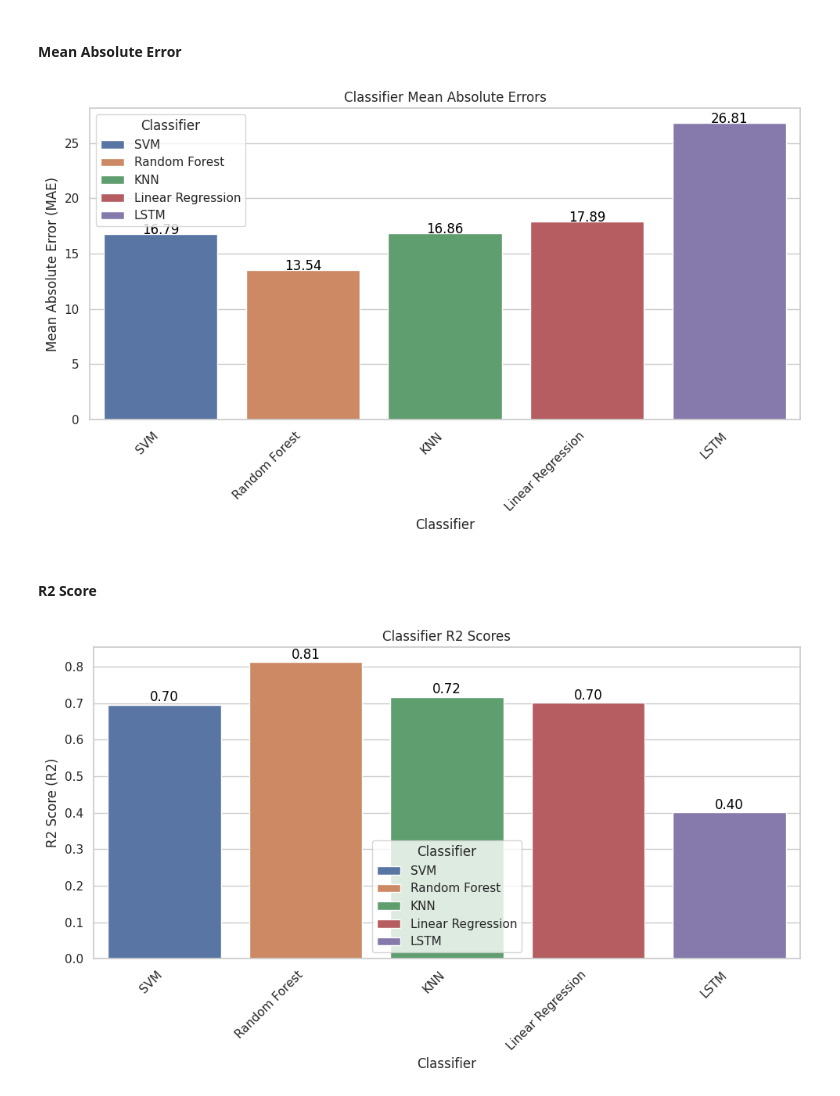
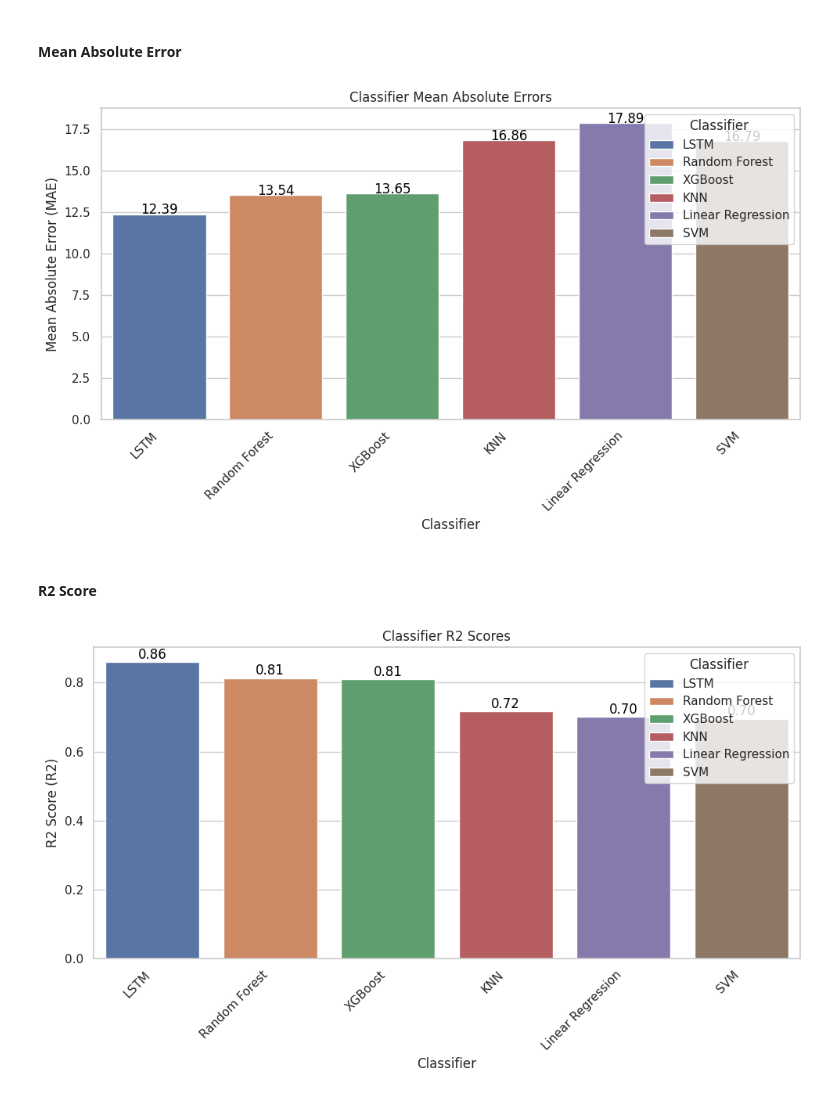
Before and after one commit to SarantisPapachrist/Diploma-Thesis, a Jupyter notebook: Turbofan_Jet_Engine/Compare_Results.ipynb, the cells around one changed output. Saved outputs shown, nothing was run; the diff lists cells and outputs as text; code cells hidden in the pictures.

```diff
--- a/Turbofan_Jet_Engine/Compare_Results.ipynb
+++ b/Turbofan_Jet_Engine/Compare_Results.ipynb
@@ -16,16 +17,13 @@ import matplotlib.pyplot as plt
 import seaborn as sns
 import pandas as pd
 
-# Load the MSE values
 mse_values = {
-    'Classifier': ['SVM', 'Random Forest', 'KNN', 'Linear Regression', 'LSTM'],
-    'MSE': [mse_test_svm_new, mse_test_rf_new, mse_test_knn_new, mse_test_new, mse]
+    'Classifier': ['LSTM', 'Random Forest', 'XGBoost', 'KNN', 'Linear Regression', 'SVM'],
+    'MSE': [mse_lstm, mse_test_rf_new, mse_test_xgb_new, mse_test_knn_new, mse_test_new, mse_test_svm_new]
 }
 
-# Create a DataFrame from the MSE values
 mse_data = pd.DataFrame(mse_values)
 
-# Plot the MSE values
 sns.set_theme(style="whitegrid")
 plt.figure(figsize=(10, 6))
 sns.barplot(x='Classifier', y='MSE', hue='Classifier', data=mse_data, dodge=False)
@@ -33,7 +31,6 @@ plt.xlabel('Classifier')
 plt.ylabel('Mean Squared Error (MSE)')
 plt.title('Classifier Mean Squared Errors')
 
-# Add text labels for each bar
 for index, row in mse_data.iterrows():
     plt.text(index, row['MSE'] + 0.01, f'{row["MSE"]:.2f}', color='black', ha="center")
 
@@ -53,7 +51,7 @@ plt.show()
 # %%
 rmse_values = {
-    'Classifier': ['SVM', 'Random Forest', 'KNN', 'Linear Regression', 'LSTM'],
-    'RMSE': [rmse_test_svm_new, rmse_test_rf_new, rmse_test_knn_new, rmse_test_new, rmse]
+    'Classifier': ['LSTM', 'Random Forest', 'XGBoost', 'KNN', 'Linear Regression', 'SVM'],
+    'RMSE': [rmse_lstm, rmse_test_rf_new, rmse_test_xgb_new, rmse_test_knn_new, rmse_test_new, rmse_test_svm_new]
 }
 
 rmse_data = pd.DataFrame(rmse_values)
@@ -84,7 +83,7 @@ plt.show()
 # %%
 mae_values = {
-    'Classifier': ['SVM', 'Random Forest', 'KNN', 'Linear Regression', 'LSTM'],
-    'MAE': [mae_test_svm_new, mae_test_rf_new, mae_test_knn_new, mae_test_new, mae]
+    'Classifier': ['LSTM', 'Random Forest', 'XGBoost', 'KNN', 'Linear Regression', 'SVM'],
+    'MAE': [mae_lstm, mae_test_rf_new, mae_test_xgb_new, mae_test_knn_new, mae_test_new, mae_test_svm_new]
 }
 
 mae_data = pd.DataFrame(mae_values)
@@ -103,7 +102,7 @@ plt.xticks(rotation=45, ha='right')
 plt.tight_layout()
 plt.show()
 # %% [output]
-[figure, old version]
+[figure, new version]
 # %% [markdown]
 #### R2 Score
 # %%
@@ -115,23 +115,23 @@ plt.show()
 # %%
 r2_values = {
-    'Classifier': ['SVM', 'Random Forest', 'KNN', 'Linear Regression', 'LSTM'],
-    'R2': [r2_test_svm_new, r2_test_rf_new, r2_test_knn_new, r2_test_new, r2]
+    'Classifier': ['LSTM', 'Random Forest', 'XGBoost', 'KNN', 'Linear Regression', 'SVM'],
+    'R2': [r2_lstm, r2_test_rf_new, r2_test_xgb_new, r2_test_knn_new, r2_test_new, r2_test_svm_new]
 }
 
 r2_data = pd.DataFrame(r2_values)
 
 sns.set_theme(style="whitegrid")
 plt.figure(figsize=(10, 6))
 sns.barplot(x='Classifier', y='R2', hue='Classifier', data=r2_data, dodge=False)
 plt.xlabel('Classifier')
 plt.ylabel('R2 Score (R2)')
 plt.title('Classifier R2 Scores')
 
 for index, row in r2_data.iterrows():
     plt.text(index, row['R2'] + 0.01, f'{row["R2"]:.2f}', color='black', ha="center")
 
 plt.xticks(rotation=45, ha='right')
 plt.tight_layout()
 plt.show()
 # %% [output]
-[figure, old version]
+[figure, new version]
```
Also changed, not shown: parts of 6 cells of this notebook.
